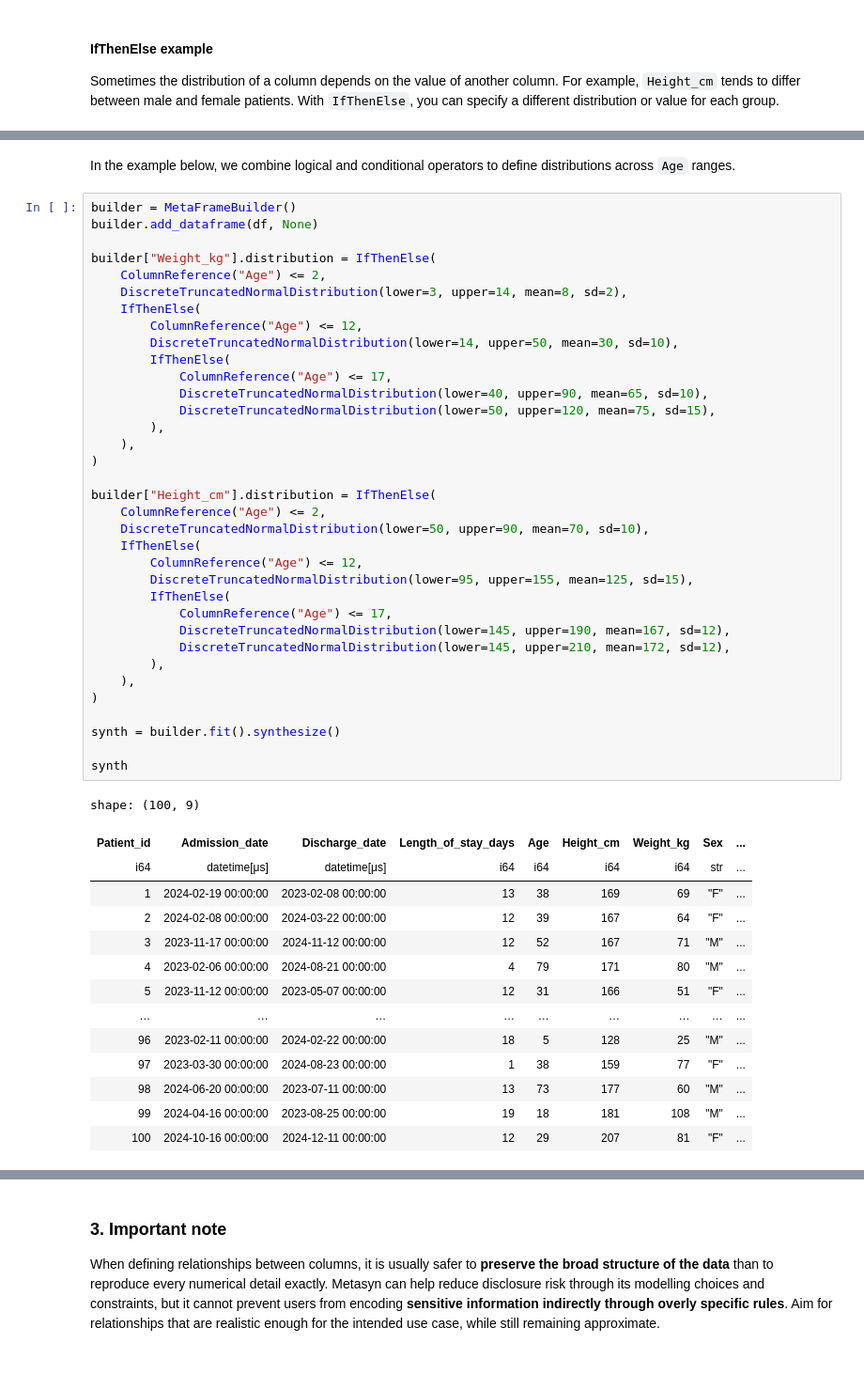
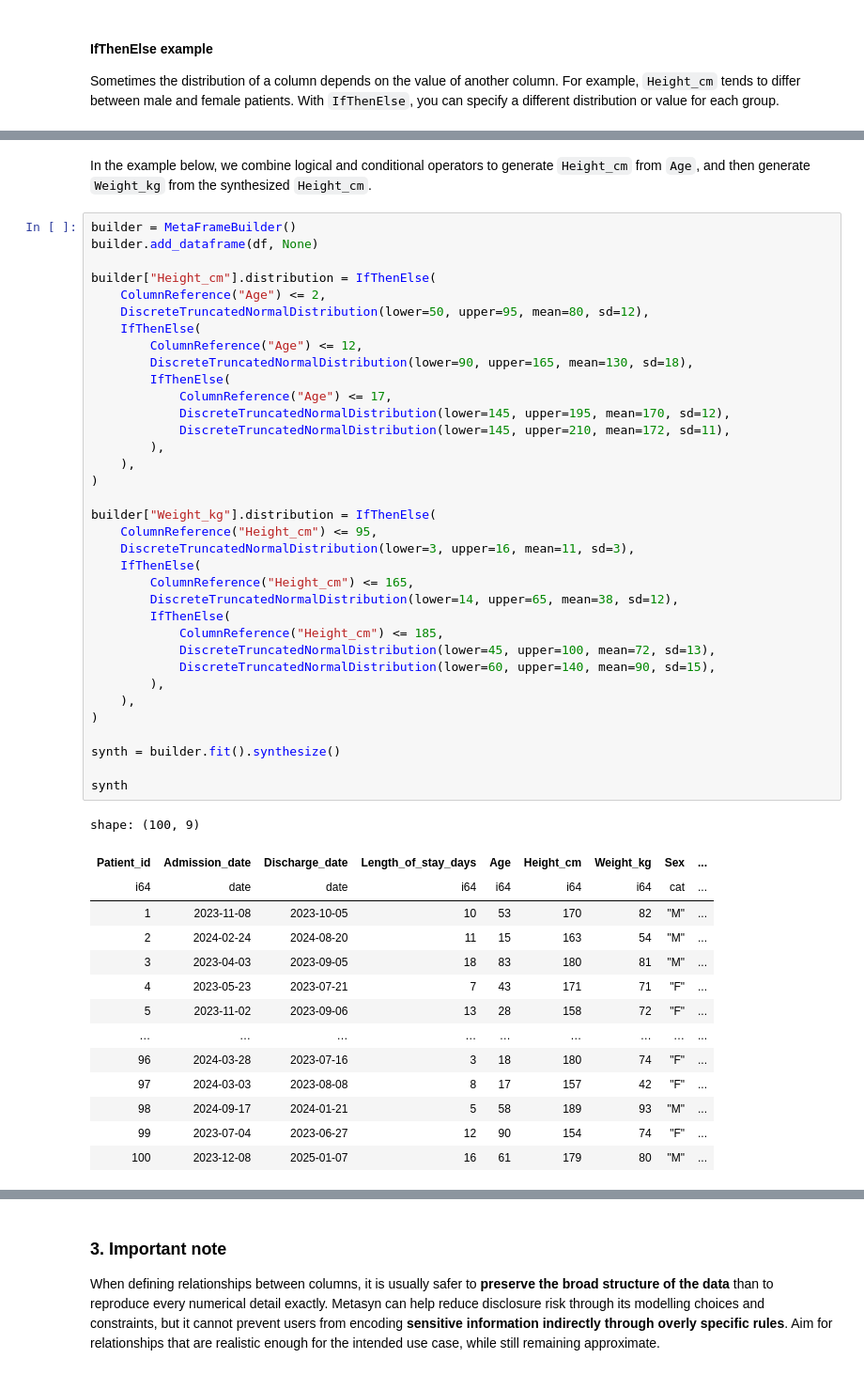
Before and after one commit to sodascience/metasyn, a Jupyter notebook: examples/3_additional_features.ipynb, the cells around one changed output, grey strips where cells are left out. Shown at 94% size. Cells and saved outputs as stored; diff of their text form.

```diff
--- a/examples/3_additional_features.ipynb
+++ b/examples/3_additional_features.ipynb
@@ -276,55 +291,55 @@ To make synthetic data more realistic, we can divide age into categories and ass
 
 These ranges are useful defaults for synthetic data generation, but edge-case combinations can still appear.
 # %% [markdown]
-In the example below, we combine logical and conditional operators to define distributions across `Age` ranges.
+In the example below, we combine logical and conditional operators to generate `Height_cm` from `Age`, and then generate `Weight_kg` from the synthesized `Height_cm`.
 # %%
 builder = MetaFrameBuilder()
 builder.add_dataframe(df, None)
 
-builder["Weight_kg"].distribution = IfThenElse(
+builder["Height_cm"].distribution = IfThenElse(
     ColumnReference("Age") <= 2,
-    DiscreteTruncatedNormalDistribution(lower=3, upper=14, mean=8, sd=2),
+    DiscreteTruncatedNormalDistribution(lower=50, upper=95, mean=80, sd=12),
     IfThenElse(
         ColumnReference("Age") <= 12,
-        DiscreteTruncatedNormalDistribution(lower=14, upper=50, mean=30, sd=10),
+        DiscreteTruncatedNormalDistribution(lower=90, upper=165, mean=130, sd=18),
         IfThenElse(
             ColumnReference("Age") <= 17,
-            DiscreteTruncatedNormalDistribution(lower=40, upper=90, mean=65, sd=10),
-            DiscreteTruncatedNormalDistribution(lower=50, upper=120, mean=75, sd=15),
+            DiscreteTruncatedNormalDistribution(lower=145, upper=195, mean=170, sd=12),
+            DiscreteTruncatedNormalDistribution(lower=145, upper=210, mean=172, sd=11),
         ),
     ),
 )
 
-builder["Height_cm"].distribution = IfThenElse(
-    ColumnReference("Age") <= 2,
-    DiscreteTruncatedNormalDistribution(lower=50, upper=90, mean=70, sd=10),
+builder["Weight_kg"].distribution = IfThenElse(
+    ColumnReference("Height_cm") <= 95,
+    DiscreteTruncatedNormalDistribution(lower=3, upper=16, mean=11, sd=3),
     IfThenElse(
-        ColumnReference("Age") <= 12,
-        DiscreteTruncatedNormalDistribution(lower=95, upper=155, mean=125, sd=15),
+        ColumnReference("Height_cm") <= 165,
+        DiscreteTruncatedNormalDistribution(lower=14, upper=65, mean=38, sd=12),
         IfThenElse(
-            ColumnReference("Age") <= 17,
-            DiscreteTruncatedNormalDistribution(lower=145, upper=190, mean=167, sd=12),
-            DiscreteTruncatedNormalDistribution(lower=145, upper=210, mean=172, sd=12),
+            ColumnReference("Height_cm") <= 185,
+            DiscreteTruncatedNormalDistribution(lower=45, upper=100, mean=72, sd=13),
+            DiscreteTruncatedNormalDistribution(lower=60, upper=140, mean=90, sd=15),
         ),
     ),
 )
 
 synth = builder.fit().synthesize()
 
 synth
 # %% [output]
 shape: (100, 9)
 | Patient_id | Admission_date | Discharge_date | Length_of_stay_days | Age | Height_cm | Weight_kg | Sex | ... |
-| i64 | datetime[μs] | datetime[μs] | i64 | i64 | i64 | i64 | str | ... |
-| 1 | 2024-02-19 00:00:00 | 2023-02-08 00:00:00 | 13 | 38 | 169 | 69 | "F" | ... |
-| 2 | 2024-02-08 00:00:00 | 2024-03-22 00:00:00 | 12 | 39 | 167 | 64 | "F" | ... |
-| 3 | 2023-11-17 00:00:00 | 2024-11-12 00:00:00 | 12 | 52 | 167 | 71 | "M" | ... |
-| 4 | 2023-02-06 00:00:00 | 2024-08-21 00:00:00 | 4 | 79 | 171 | 80 | "M" | ... |
-| 5 | 2023-11-12 00:00:00 | 2023-05-07 00:00:00 | 12 | 31 | 166 | 51 | "F" | ... |
+| i64 | date | date | i64 | i64 | i64 | i64 | cat | ... |
+| 1 | 2023-11-08 | 2023-10-05 | 10 | 53 | 170 | 82 | "M" | ... |
+| 2 | 2024-02-24 | 2024-08-20 | 11 | 15 | 163 | 54 | "M" | ... |
+| 3 | 2023-04-03 | 2023-09-05 | 18 | 83 | 180 | 81 | "M" | ... |
+| 4 | 2023-05-23 | 2023-07-21 | 7 | 43 | 171 | 71 | "F" | ... |
+| 5 | 2023-11-02 | 2023-09-06 | 13 | 28 | 158 | 72 | "F" | ... |
 | … | … | … | … | … | … | … | … | ... |
-| 96 | 2023-02-11 00:00:00 | 2024-02-22 00:00:00 | 18 | 5 | 128 | 25 | "M" | ... |
-| 97 | 2023-03-30 00:00:00 | 2024-08-23 00:00:00 | 1 | 38 | 159 | 77 | "F" | ... |
-| 98 | 2024-06-20 00:00:00 | 2023-07-11 00:00:00 | 13 | 73 | 177 | 60 | "M" | ... |
-| 99 | 2024-04-16 00:00:00 | 2023-08-25 00:00:00 | 19 | 18 | 181 | 108 | "M" | ... |
-| 100 | 2024-10-16 00:00:00 | 2024-12-11 00:00:00 | 12 | 29 | 207 | 81 | "F" | ... |
+| 96 | 2024-03-28 | 2023-07-16 | 3 | 18 | 180 | 74 | "F" | ... |
+| 97 | 2024-03-03 | 2023-08-08 | 8 | 17 | 157 | 42 | "F" | ... |
+| 98 | 2024-09-17 | 2024-01-21 | 5 | 58 | 189 | 93 | "M" | ... |
+| 99 | 2023-07-04 | 2023-06-27 | 12 | 90 | 154 | 74 | "F" | ... |
+| 100 | 2023-12-08 | 2025-01-07 | 16 | 61 | 179 | 80 | "M" | ... |
 # %% [markdown]
```
Also changed, not shown: parts of 13 cells of this notebook.
